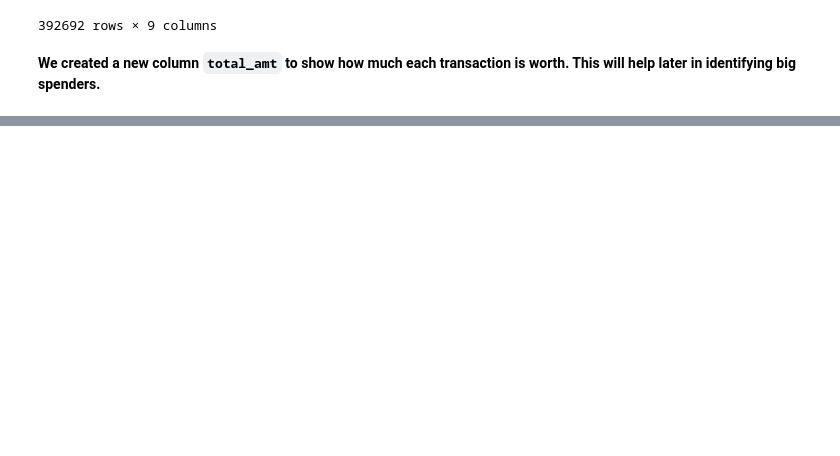
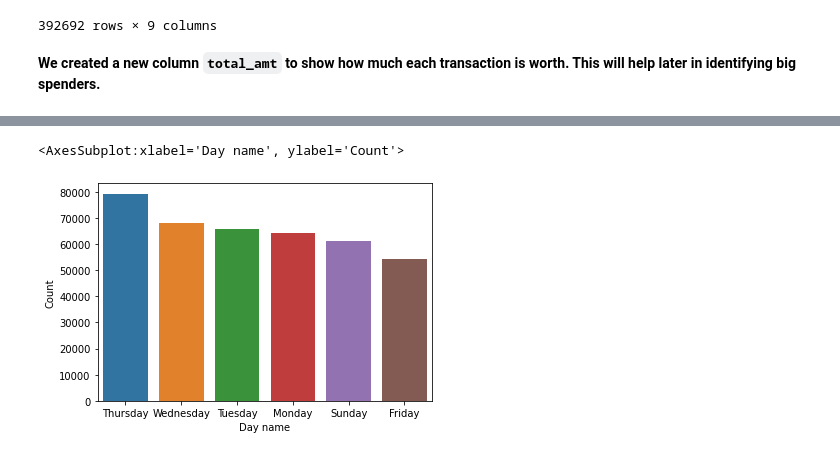
Before and after one commit to MihirKalariya25/MasterProject, a Jupyter notebook: Master_Project_main.ipynb, the cells around one changed output, grey strips where cells are left out. Cells and saved outputs as stored; diff of their text form; code cells hidden in the pictures; blank space fills up the shorter version.

```diff
--- a/Master_Project_main.ipynb
+++ b/Master_Project_main.ipynb
@@ -153,0 +209,10 @@ retail
+# %%
+# create some new features from invoice date
+
+retail['day'] = retail['InvoiceDate'].dt.day_name()
+retail['month_name'] = retail['InvoiceDate'].dt.month_name()
+retail['year'] = retail['InvoiceDate'].apply(lambda x: x.year)
+# %%
+top_productive_day = retail['day'].value_counts().reset_index()
+top_productive_day.columns = ['Day name', 'Count']
+top_productive_day
@@ -153,0 +227,5 @@ retail
+# %%
+sns.barplot(x = 'Day name', y = 'Count' ,data = top_productive_day)
+# %% [output]
+<AxesSubplot:xlabel='Day name', ylabel='Count'>
+[figure, added]
```
Also changed, not shown: parts of 15 cells of this notebook.
